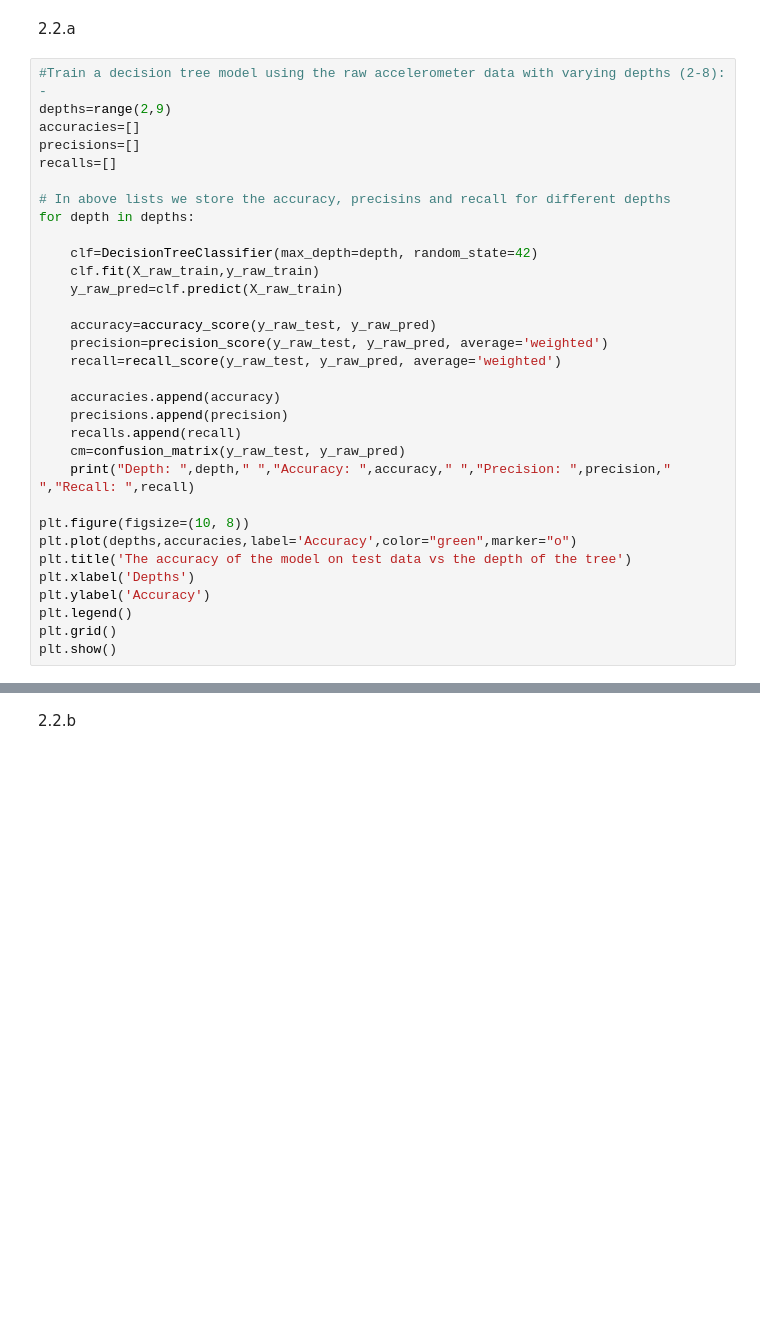
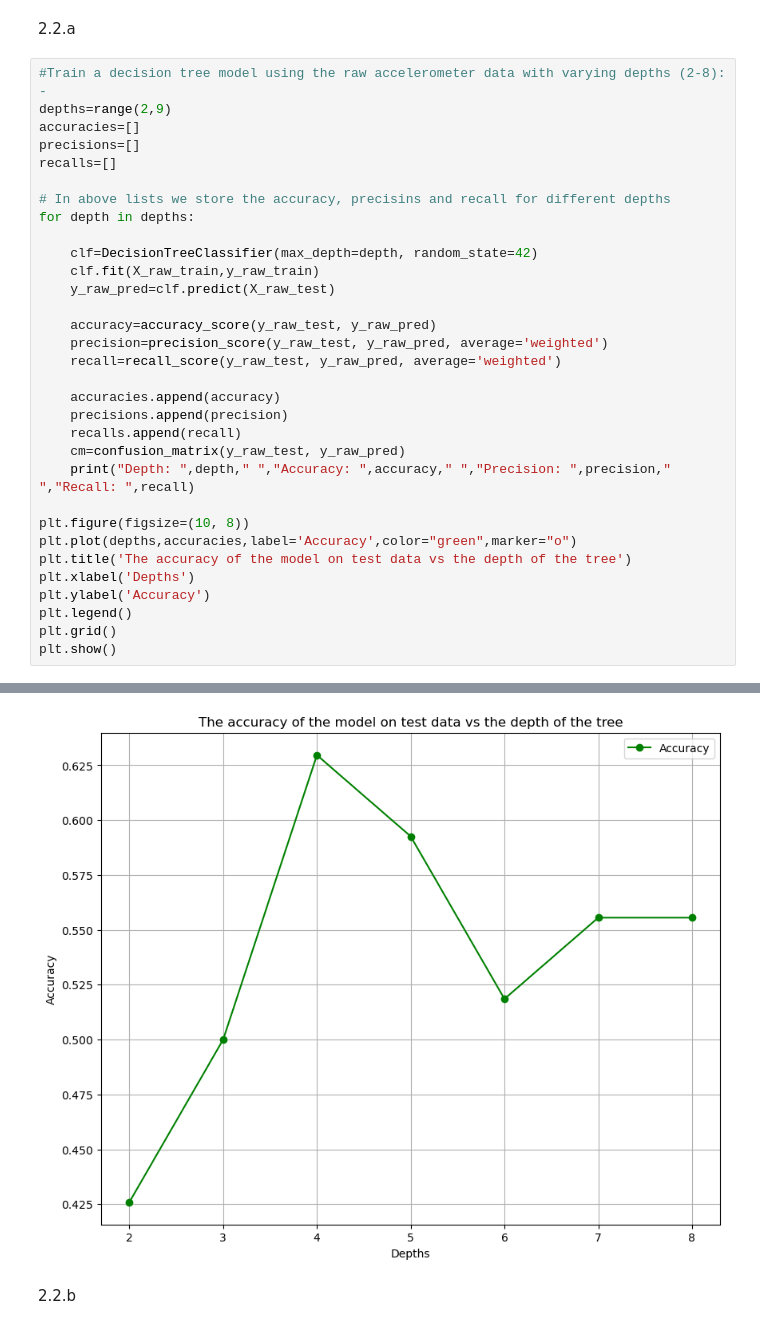
Before and after one commit to MukeshK17/es335-24-fall-assignment-1, a Jupyter notebook: Asst2_Decision_Trees_for_Human_Activity_Recognition.ipynb, the cells around one changed output, grey strips where cells are left out. Saved outputs shown, nothing was run; the diff lists cells and outputs as text; blank space fills up the shorter version.

```diff
--- a/Asst2_Decision_Trees_for_Human_Activity_Recognition.ipynb
+++ b/Asst2_Decision_Trees_for_Human_Activity_Recognition.ipynb
@@ -227,7 +225,7 @@ for depth in depths:
 
     clf=DecisionTreeClassifier(max_depth=depth, random_state=42)
     clf.fit(X_raw_train,y_raw_train)
-    y_raw_pred=clf.predict(X_raw_train)
+    y_raw_pred=clf.predict(X_raw_test)
 
     accuracy=accuracy_score(y_raw_test, y_raw_pred)
     precision=precision_score(y_raw_test, y_raw_pred, average='weighted')
@@ -252,3 +256,4 @@ NameError: name 'X_raw_train' is not defined
+[figure, added]
 # %% [markdown]
 2.2.b
 # %%
```
Also changed, not shown: parts of 5 cells of this notebook, 2 other files.
